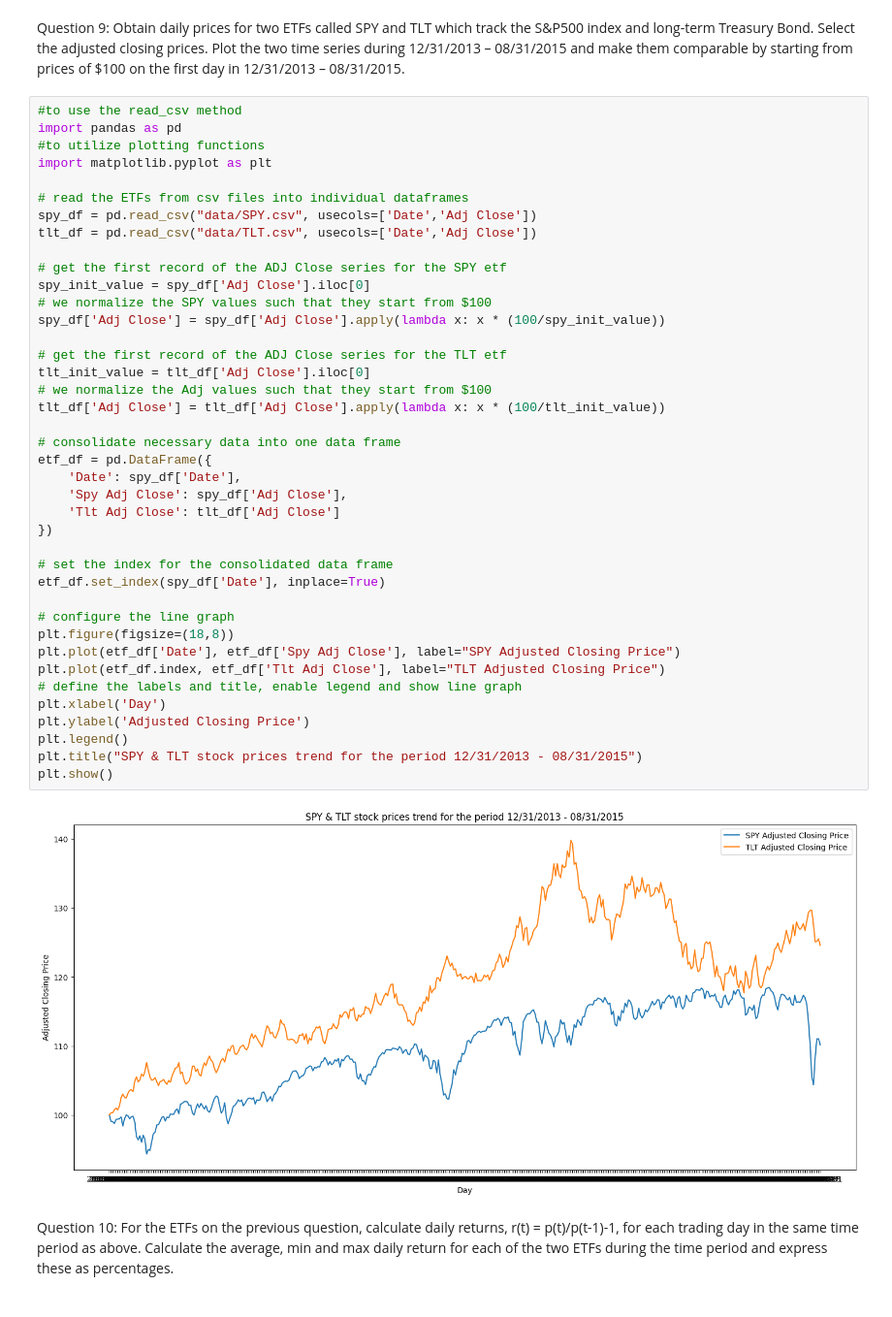
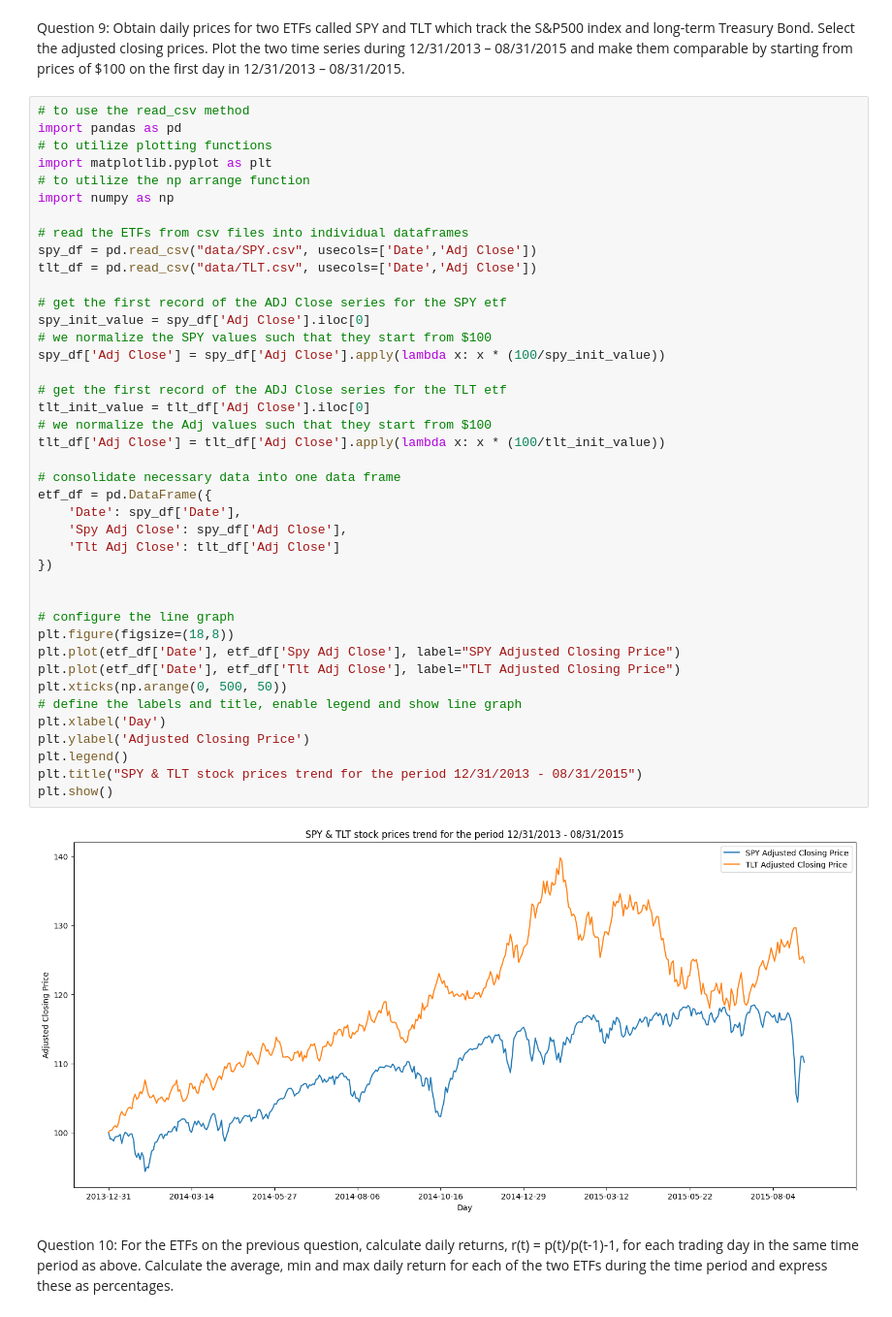
Before and after one commit to ahugari/DIAML, a Jupyter notebook: Assignment 1/miraguha_DIAML_Assignment1.ipynb, the cells around one changed output. Shown: that part at 97% size. Drawn from its saved outputs; the diff is of its cells as text.

```diff
--- a/Assignment 1/miraguha_DIAML_Assignment1.ipynb
+++ b/Assignment 1/miraguha_DIAML_Assignment1.ipynb
@@ -352,47 +352,48 @@ adjusted closing prices. Plot the two time series during 12/31/2013
 – 08/31/2015 and make them comparable by starting from prices
 of $100 on the first day in 12/31/2013 – 08/31/2015.
 # %%
-#to use the read_csv method
+# to use the read_csv method
 import pandas as pd
-#to utilize plotting functions
+# to utilize plotting functions
 import matplotlib.pyplot as plt
+# to utilize the np arrange function
+import numpy as np
 
 # read the ETFs from csv files into individual dataframes
 spy_df = pd.read_csv("data/SPY.csv", usecols=['Date','Adj Close'])
 tlt_df = pd.read_csv("data/TLT.csv", usecols=['Date','Adj Close'])
 
 # get the first record of the ADJ Close series for the SPY etf
 spy_init_value = spy_df['Adj Close'].iloc[0]
 # we normalize the SPY values such that they start from $100
 spy_df['Adj Close'] = spy_df['Adj Close'].apply(lambda x: x * (100/spy_init_value))
 
 # get the first record of the ADJ Close series for the TLT etf
 tlt_init_value = tlt_df['Adj Close'].iloc[0]
 # we normalize the Adj values such that they start from $100
 tlt_df['Adj Close'] = tlt_df['Adj Close'].apply(lambda x: x * (100/tlt_init_value))
 
 # consolidate necessary data into one data frame
 etf_df = pd.DataFrame({
     'Date': spy_df['Date'],
     'Spy Adj Close': spy_df['Adj Close'],
     'Tlt Adj Close': tlt_df['Adj Close']
 })
 
-# set the index for the consolidated data frame
-etf_df.set_index(spy_df['Date'], inplace=True)
 
 # configure the line graph
 plt.figure(figsize=(18,8))
 plt.plot(etf_df['Date'], etf_df['Spy Adj Close'], label="SPY Adjusted Closing Price")
-plt.plot(etf_df.index, etf_df['Tlt Adj Close'], label="TLT Adjusted Closing Price")
+plt.plot(etf_df['Date'], etf_df['Tlt Adj Close'], label="TLT Adjusted Closing Price")
+plt.xticks(np.arange(0, 500, 50))
 # define the labels and title, enable legend and show line graph
 plt.xlabel('Day')
 plt.ylabel('Adjusted Closing Price')
 plt.legend()
 plt.title("SPY & TLT stock prices trend for the period 12/31/2013 - 08/31/2015")
 plt.show()
 # %% [output]
-[figure, old version]
+[figure, new version]
 # %% [markdown]
 Question 10:
 For the ETFs on the previous question, calculate daily returns, r(t)
```
Also changed, not shown: parts of 6 cells of this notebook, 2 other files.
